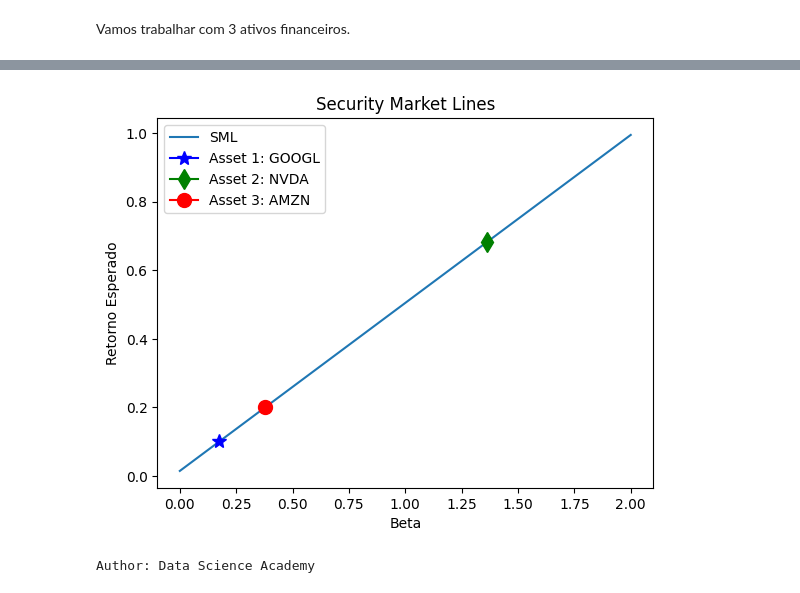
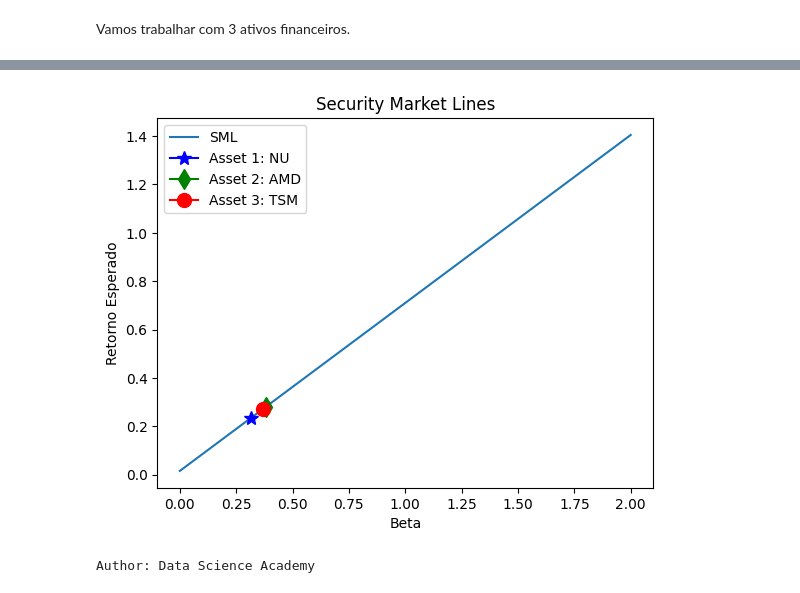
Before and after one commit to jvrjsanchez/sort_algos, a Jupyter notebook: 81-Cap08/Projeto3.ipynb, the cells around one changed output, grey strips where cells are left out. Cells and saved outputs as stored; diff of their text form; code cells hidden in the pictures.

```diff
--- a/81-Cap08/Projeto3.ipynb
+++ b/81-Cap08/Projeto3.ipynb
@@ -234,7 +236,7 @@ indice = sharpe_arr.argmax()
 contador = 0
 # %%
 # Inicia um loop para iterar através da lista de símbolos de ações
-for i in ('AAPL', 'AMD', 'AMZN', 'GOOGL', 'META', 'MSFT', 'NFLX', 'NVDA', 'SONY', 'TSLA'):
+for i in ('NU', 'CRM', 'SNOW', 'QUBT', 'SOFI', 'ZETA', 'AMD', 'IREN', 'YELP', 'TSM'):
 
     # Imprime o peso atribuído a cada símbolo de ação no portfólio, arredondando para 3 casas decimais
     print("Peso Atribuído a", i, ": ", round(all_pesos[indice,:][contador], 3))
@@ -1065,14 +1068,14 @@ dsa_resultados
 # %% [markdown]
 Vamos trabalhar com 3 ativos financeiros.
 # %%
-asset1_er = dsa_resultados['GOOGL'][0]
-asset1_vol = dsa_resultados['GOOGL'][1]
+asset1_er = dsa_resultados['NU'][0]
+asset1_vol = dsa_resultados['NU'][1]
 # %%
-asset2_er = dsa_resultados['NVDA'][0]
-asset2_vol = dsa_resultados['NVDA'][1]
+asset2_er = dsa_resultados['AMD'][0]
+asset2_vol = dsa_resultados['AMD'][1]
 # %%
-asset3_er = dsa_resultados['AMZN'][0]
-asset3_vol = dsa_resultados['AMZN'][1]
+asset3_er = dsa_resultados['TSM'][0]
+asset3_vol = dsa_resultados['TSM'][1]
 # %%
 market_er = dsa_resultados['market'][0]
 market_vol = dsa_resultados['market'][1]
@@ -1099,33 +1102,33 @@ Beta do Asset 3: 0.38
 # %%
 # Define um range de betas para o plot das Security Market Lines
 betas = np.linspace(0, 2, 100)
 
 # Calcula os retornos esperados para cada ativo em diferentes níveis de beta
 asset1_ers = rf + asset1_beta * (market_er - rf)
 asset2_ers = rf + asset2_beta * (market_er - rf)
 asset3_ers = rf + asset3_beta * (market_er - rf)
 
 # Calcula as linhas
 sml = rf + betas * (market_er - rf)
 
 # Plot das Security Market Lines
 plt.plot(betas, sml, label = 'SML')
-plt.plot(asset1_beta, asset1_ers, color = 'blue', marker = '*', label = 'Asset 1: GOOGL', markersize = 10)
-plt.plot(asset2_beta, asset2_ers, color = 'green', marker = 'd', label = 'Asset 2: NVDA', markersize = 10)
-plt.plot(asset3_beta, asset3_ers, color = 'red', marker = 'o', label = 'Asset 3: AMZN', markersize = 10)
+plt.plot(asset1_beta, asset1_ers, color = 'blue', marker = '*', label = 'Asset 1: NU', markersize = 10)
+plt.plot(asset2_beta, asset2_ers, color = 'green', marker = 'd', label = 'Asset 2: AMD', markersize = 10)
+plt.plot(asset3_beta, asset3_ers, color = 'red', marker = 'o', label = 'Asset 3: TSM', markersize = 10)
 
 # Labels
 plt.xlabel('Beta')
 plt.ylabel('Retorno Esperado')
 plt.title('Security Market Lines')
 
 # Legenda
 plt.legend()
 
 # Show
 plt.show()
 # %% [output]
-[figure, old version]
+[figure, new version]
 # %%
 %watermark -a "Data Science Academy"
 # %% [output]
```
Also changed, not shown: parts of 23 cells of this notebook.
